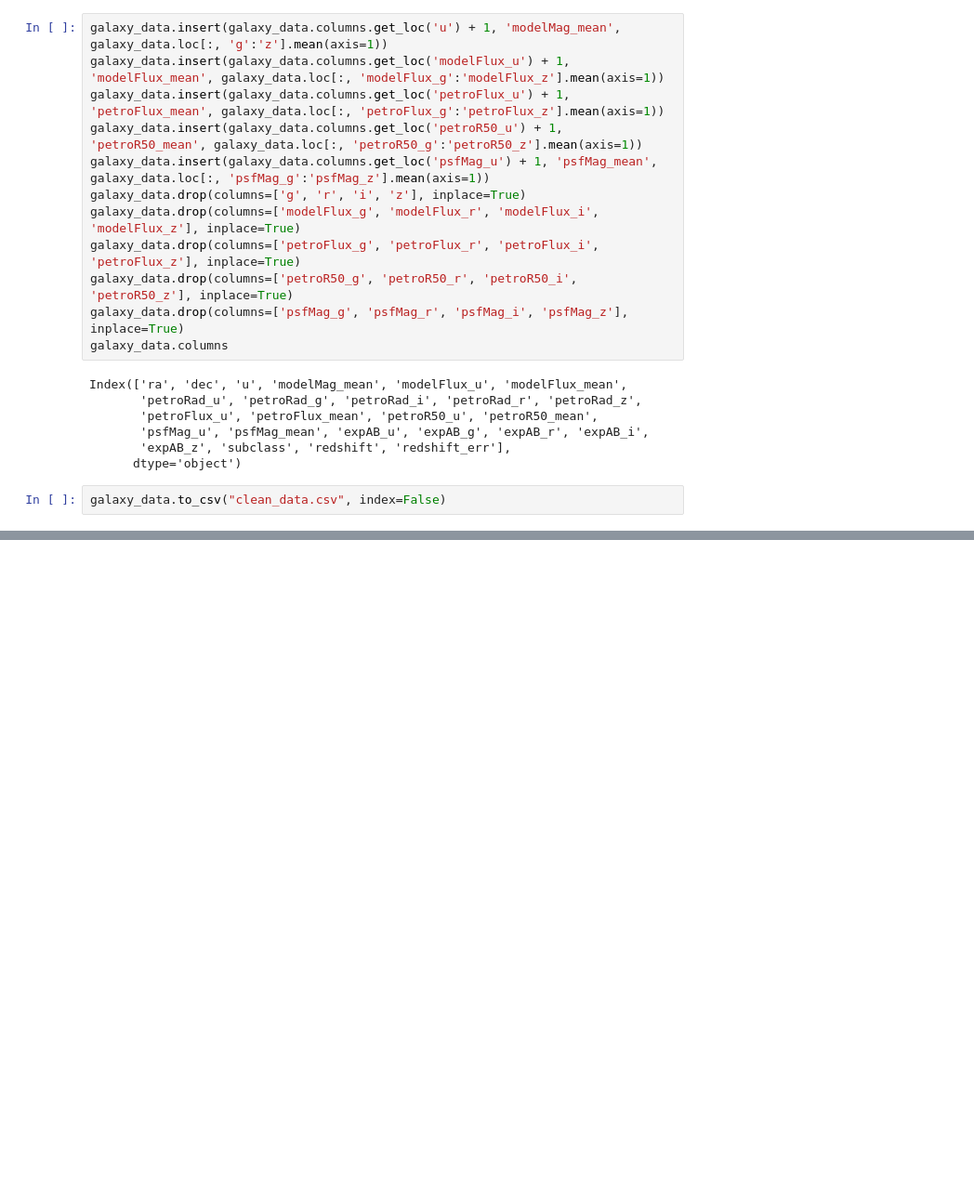
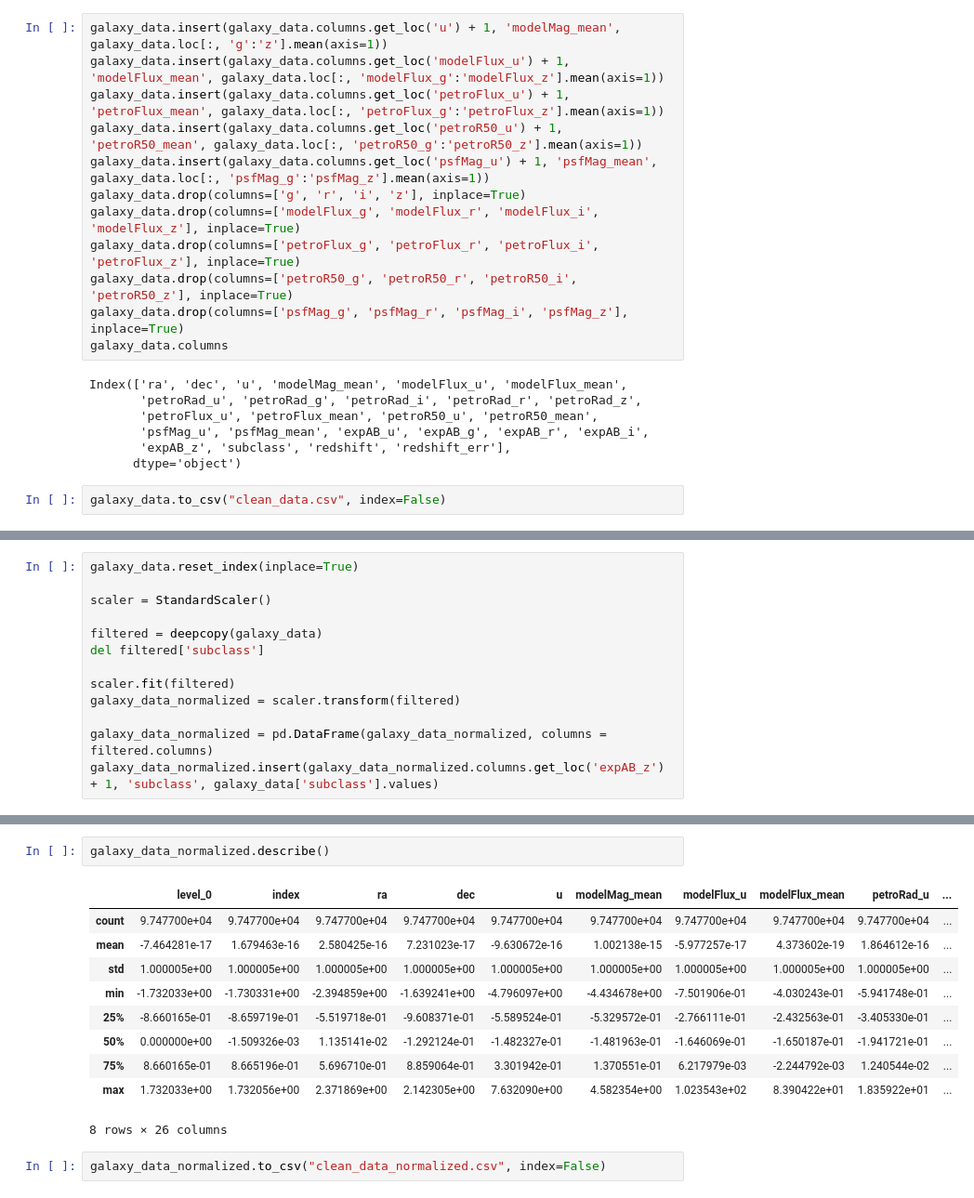
Before and after one commit to pedroojanuu/galaxy, a Jupyter notebook: data.ipynb, the cells around one changed output, grey strips where cells are left out. Shown at 93% size. Drawn from its saved outputs; the diff is of its cells as text; blank space fills up the shorter version.

Commit message:
Normalizing data and KNN

```diff
--- a/data.ipynb
+++ b/data.ipynb
@@ -155,0 +159,13 @@ galaxy_data.to_csv("clean_data.csv", index=False)
+# %%
+galaxy_data.reset_index(inplace=True)
+
+scaler = StandardScaler()
+
+filtered = deepcopy(galaxy_data)
+del filtered['subclass']
+
+scaler.fit(filtered)
+galaxy_data_normalized = scaler.transform(filtered)
+
+galaxy_data_normalized = pd.DataFrame(galaxy_data_normalized, columns = filtered.columns)
+galaxy_data_normalized.insert(galaxy_data_normalized.columns.get_loc('expAB_z') + 1, 'subclass', galaxy_data['subclass'].values)
@@ -155,0 +181,15 @@ galaxy_data.to_csv("clean_data.csv", index=False)
+# %%
+galaxy_data_normalized.describe()
+# %% [output]
+|  | level_0 | index | ra | dec | u | modelMag_mean | modelFlux_u | modelFlux_mean | petroRad_u | ... |
+| count | 9.747700e+04 | 9.747700e+04 | 9.747700e+04 | 9.747700e+04 | 9.747700e+04 | 9.747700e+04 | 9.747700e+04 | 9.747700e+04 | 9.747700e+04 | ... |
+| mean | -7.464281e-17 | 1.679463e-16 | 2.580425e-16 | 7.231023e-17 | -9.630672e-16 | 1.002138e-15 | -5.977257e-17 | 4.373602e-19 | 1.864612e-16 | ... |
+| std | 1.000005e+00 | 1.000005e+00 | 1.000005e+00 | 1.000005e+00 | 1.000005e+00 | 1.000005e+00 | 1.000005e+00 | 1.000005e+00 | 1.000005e+00 | ... |
+| min | -1.732033e+00 | -1.730331e+00 | -2.394859e+00 | -1.639241e+00 | -4.796097e+00 | -4.434678e+00 | -7.501906e-01 | -4.030243e-01 | -5.941748e-01 | ... |
+| 25% | -8.660165e-01 | -8.659719e-01 | -5.519718e-01 | -9.608371e-01 | -5.589524e-01 | -5.329572e-01 | -2.766111e-01 | -2.432563e-01 | -3.405330e-01 | ... |
+| 50% | 0.000000e+00 | -1.509326e-03 | 1.135141e-02 | -1.292124e-01 | -1.482327e-01 | -1.481963e-01 | -1.646069e-01 | -1.650187e-01 | -1.941721e-01 | ... |
+| 75% | 8.660165e-01 | 8.665196e-01 | 5.696710e-01 | 8.859064e-01 | 3.301942e-01 | 1.370551e-01 | 6.217979e-03 | -2.244792e-03 | 1.240544e-02 | ... |
+| max | 1.732033e+00 | 1.732056e+00 | 2.371869e+00 | 2.142305e+00 | 7.632090e+00 | 4.582354e+00 | 1.023543e+02 | 8.390422e+01 | 1.835922e+01 | ... |
+8 rows × 26 columns
+# %%
+galaxy_data_normalized.to_csv("clean_data_normalized.csv", index=False)
```
Also changed, not shown: parts of 4 cells of this notebook, 3 other files.
